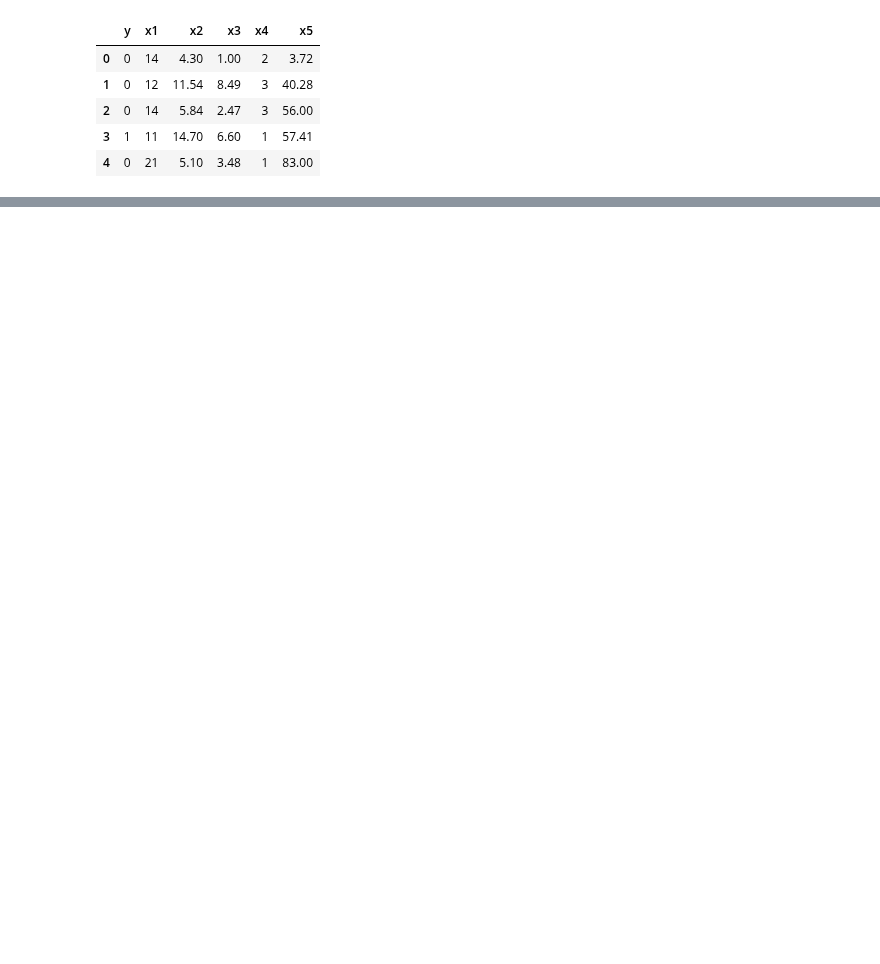
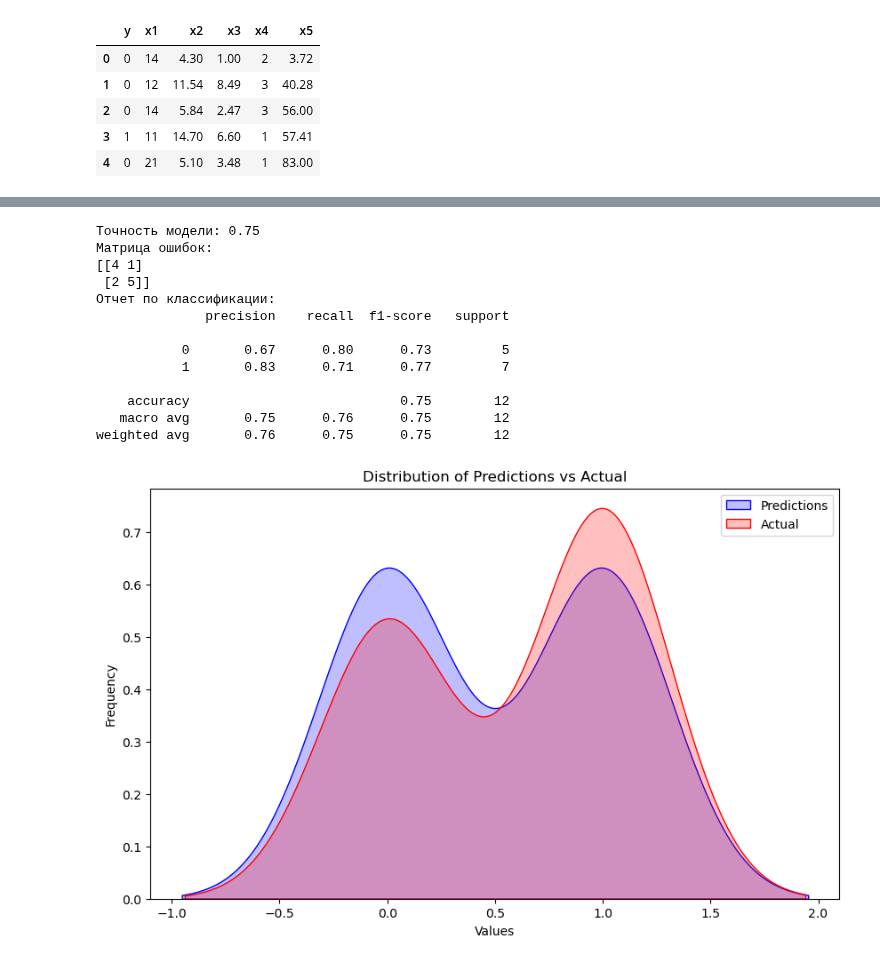
Before and after one commit to YukiTheKilla/math_statistics, a Jupyter notebook: Тема 5. Бинарная регрессия/main.ipynb, the cells around one changed output, grey strips where cells are left out. Drawn from its saved outputs; the diff is of its cells as text; code cells hidden in the pictures; blank space fills up the shorter version.

```diff
--- a/Тема 5. Бинарная регрессия/main.ipynb
+++ b/Тема 5. Бинарная регрессия/main.ipynb
@@ -97 +119,60 @@ plt.show()
 [figure]
+# %%
+data['y'] = data['y'].cat.codes
+data['x4'] = data['x4'].cat.codes
+# %%
+#3
+# Разделяем данные на X и y
+X = data.drop(columns='y')
+X = sm.add_constant(X)  # Добавляем константу
+y = data['y']
+
+# Разделяем данные на тренировочные и тестовые выборки
+X_train, X_test, y_train, y_test = train_test_split(X, y, test_size=0.2, random_state=42)
+
+# Обучаем модель логистической регрессии на тренировочных данных
+model = sm.GLM(y_train, X_train, family=sm.families.Binomial()).fit()
+
+# Предсказания на тестовых данных
+y_pred = model.predict(X_test)
+y_pred_binary = [1 if x > 0.5 else 0 for x in y_pred]  # Преобразуем вероятности в бинарные классы
+
+# Оценка качества модели
+accuracy = accuracy_score(y_test, y_pred_binary)
+conf_matrix = confusion_matrix(y_test, y_pred_binary)
+class_report = classification_report(y_test, y_pred_binary)
+
+# Вывод результатов
+print(f"Точность модели: {accuracy}")
+print("Матрица ошибок:")
+print(conf_matrix)
+print("Отчет по классификации:")
+print(class_report)
+
+plt.figure(figsize=(10, 6))
+sns.kdeplot(y_pred_binary, color="blue", label="Predictions", fill=True)
+sns.kdeplot(y_test, color="red", label="Actual", fill=True)
+
+# Set labels and legend
+plt.xlabel("Values")
+plt.ylabel("Frequency")
+plt.title("Distribution of Predictions vs Actual")
+plt.legend()
+
+# Show the plot
+plt.show()
+# %% [output]
+Точность модели: 0.75
+Матрица ошибок:
+[[4 1]
+ [2 5]]
+Отчет по классификации:
+              precision    recall  f1-score   support
+
+           0       0.67      0.80      0.73         5
+           1       0.83      0.71      0.77         7
+
+    accuracy                           0.75        12
+   macro avg       0.75      0.76      0.75        12
+weighted avg       0.76      0.75      0.75        12
+[figure, added]
```
Also changed, not shown: parts of 31 cells of this notebook, 10 other files.
